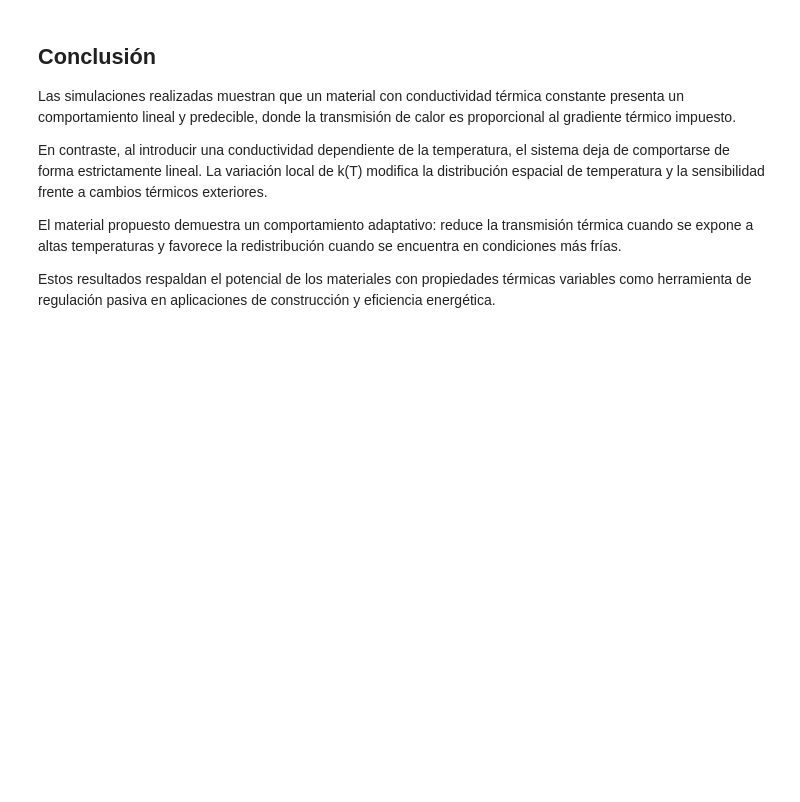
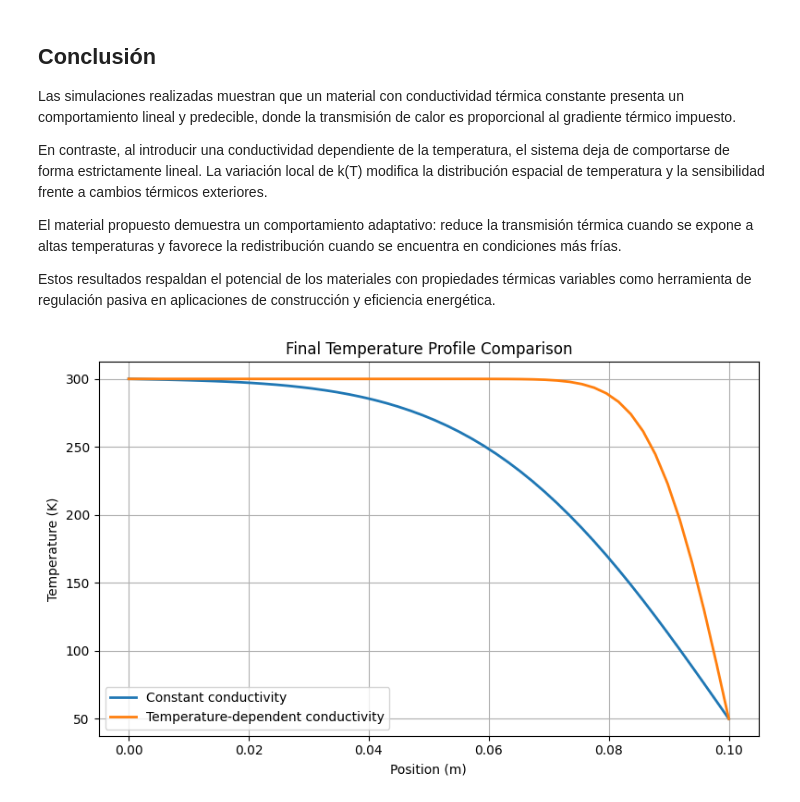
Before and after one commit to javiergonzalvez07-star/Material-inteligente, a Jupyter notebook: simulaciones.ipynb, the cells around one changed output. Saved outputs shown, nothing was run; the diff lists cells and outputs as text; code cells hidden in the pictures; blank space fills up the shorter version.

```diff
--- a/simulaciones.ipynb
+++ b/simulaciones.ipynb
@@ -227,3 +226,38 @@ En contraste, al introducir una conductividad dependiente de la temperatura, el
 El material propuesto demuestra un comportamiento adaptativo: reduce la transmisión térmica cuando se expone a altas temperaturas y favorece la redistribución cuando se encuentra en condiciones más frías.
 
 Estos resultados respaldan el potencial de los materiales con propiedades térmicas variables como herramienta de regulación pasiva en aplicaciones de construcción y eficiencia energética.
+# %%
+import numpy as np
+import matplotlib.pyplot as plt
+
+# Parámetros
+T0 = 300   # temperatura izquierda
+Tf = 50    # temperatura derecha
+N = 50
+L = 0.1
+x = np.linspace(0, L, N)
+
+# Obtener resultados
+T_constante = temperatura_k_constante_lista(T0, Tf)
+T_inteligente = temperatura_k_inteligente_lista(T0, Tf)
+
+# Crear figura
+plt.figure(figsize=(8,5))
+
+plt.plot(x, T_constante, label="Constant conductivity", linewidth=2)
+plt.plot(x, T_inteligente, label="Temperature-dependent conductivity", linewidth=2)
+
+plt.xlabel("Position (m)")
+plt.ylabel("Temperature (K)")
+plt.title("Final Temperature Profile Comparison")
+plt.legend()
+plt.grid(True)
+
+plt.tight_layout()
+
+# Guardar imagen para Overleaf
+plt.savefig("profile_comparison.png", dpi=300)
+
+plt.show()
+# %% [output]
+[figure, added]
```
Also changed, not shown: parts of 7 cells of this notebook, 4 other files.
